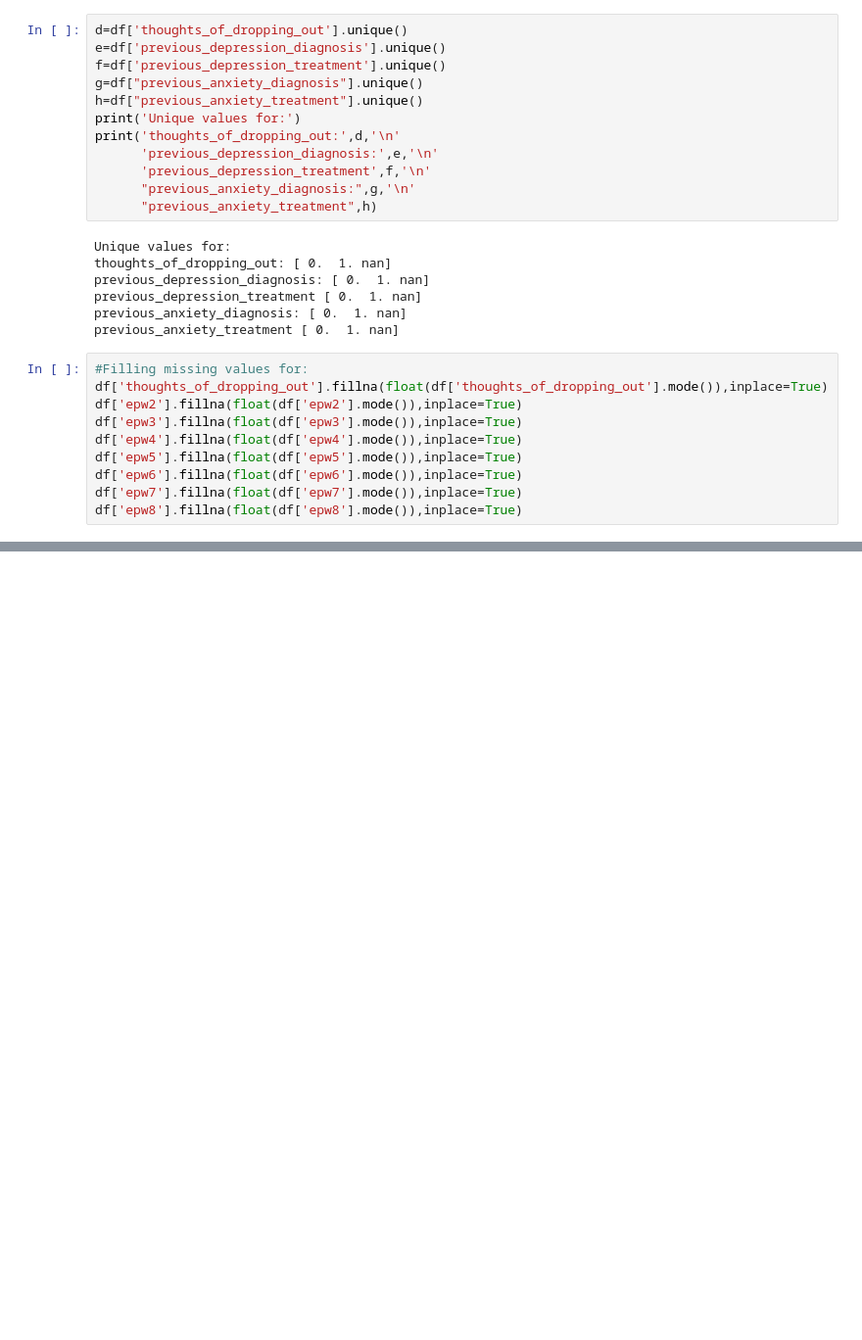
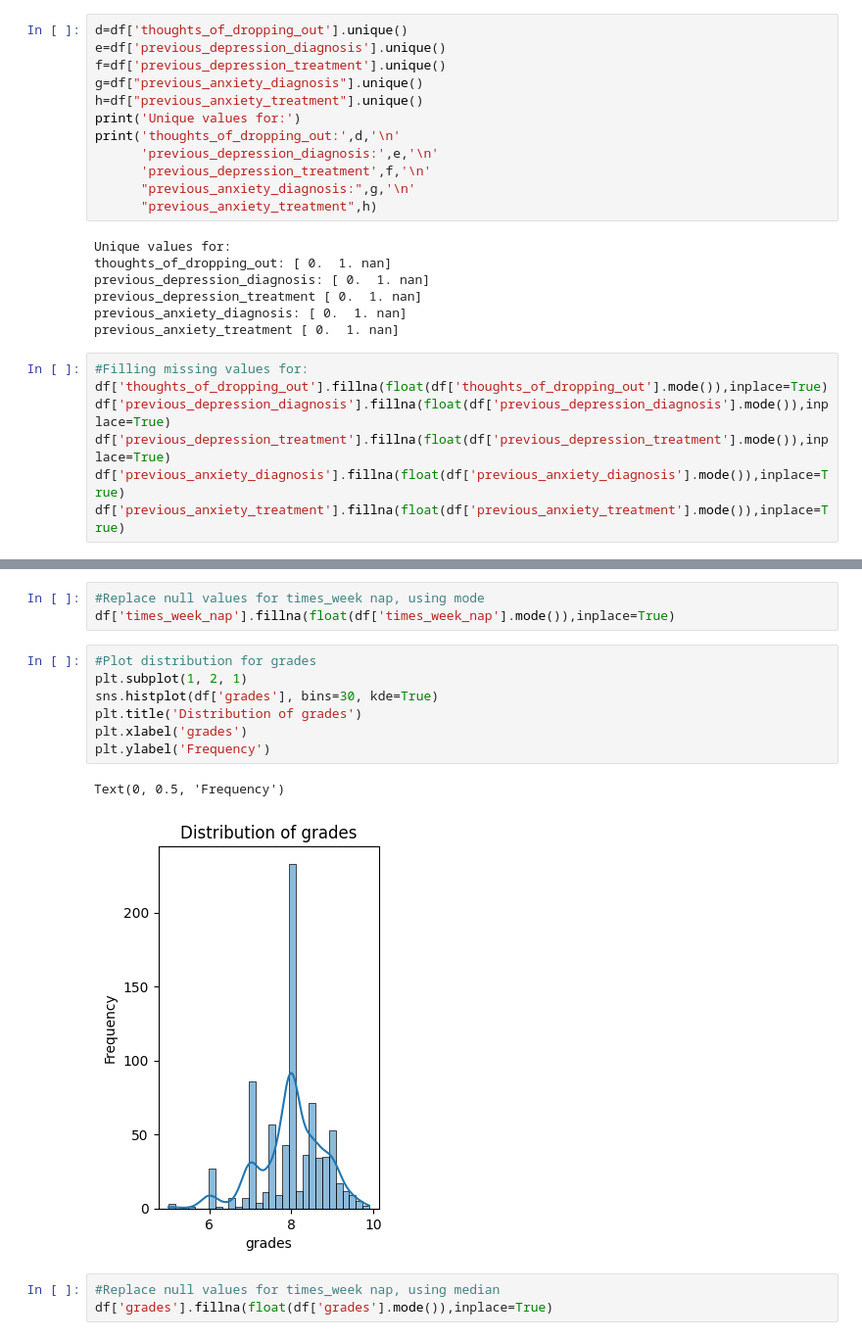
Before and after one commit to 2026726-dotcom/STDA, a Jupyter notebook: CA2.ipynb, the cells around one changed output, grey strips where cells are left out. Shown at 98% size. Saved outputs shown, nothing was run; the diff lists cells and outputs as text; blank space fills up the shorter version.

Commit message:
Missing values Finished

```diff
--- a/CA2.ipynb
+++ b/CA2.ipynb
@@ -232,10 +232,7 @@ previous_anxiety_treatment [ 0.  1. nan]
 # %%
 #Filling missing values for:
 df['thoughts_of_dropping_out'].fillna(float(df['thoughts_of_dropping_out'].mode()),inplace=True)
-df['epw2'].fillna(float(df['epw2'].mode()),inplace=True)
-df['epw3'].fillna(float(df['epw3'].mode()),inplace=True)
-df['epw4'].fillna(float(df['epw4'].mode()),inplace=True)
-df['epw5'].fillna(float(df['epw5'].mode()),inplace=True)
-df['epw6'].fillna(float(df['epw6'].mode()),inplace=True)
-df['epw7'].fillna(float(df['epw7'].mode()),inplace=True)
-df['epw8'].fillna(float(df['epw8'].mode()),inplace=True)
+df['previous_depression_diagnosis'].fillna(float(df['previous_depression_diagnosis'].mode()),inplace=True)
+df['previous_depression_treatment'].fillna(float(df['previous_depression_treatment'].mode()),inplace=True)
+df['previous_anxiety_diagnosis'].fillna(float(df['previous_anxiety_diagnosis'].mode()),inplace=True)
+df['previous_anxiety_treatment'].fillna(float(df['previous_anxiety_treatment'].mode()),inplace=True)
@@ -241,0 +262,16 @@ df['epw8'].fillna(float(df['epw8'].mode()),inplace=True)
+# %%
+#Replace null values for times_week nap, using mode
+df['times_week_nap'].fillna(float(df['times_week_nap'].mode()),inplace=True)
+# %%
+#Plot distribution for grades
+plt.subplot(1, 2, 1)
+sns.histplot(df['grades'], bins=30, kde=True)
+plt.title('Distribution of grades')
+plt.xlabel('grades')
+plt.ylabel('Frequency')
+# %% [output]
+Text(0, 0.5, 'Frequency')
+[figure, added]
+# %%
+#Replace null values for times_week nap, using median
+df['grades'].fillna(float(df['grades'].mode()),inplace=True)
```
Also changed, not shown: parts of 13 cells of this notebook, 1 other file.
